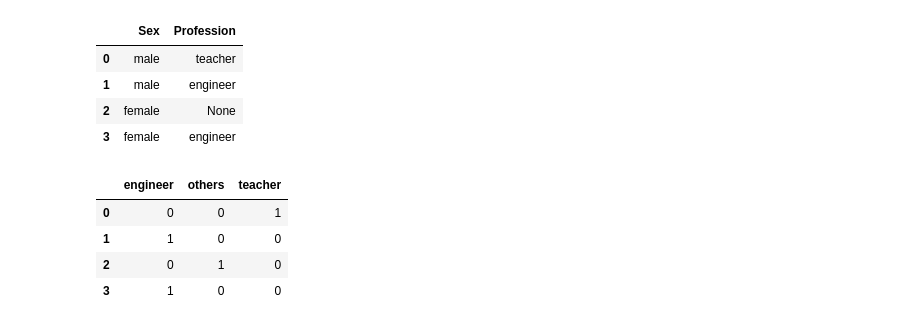
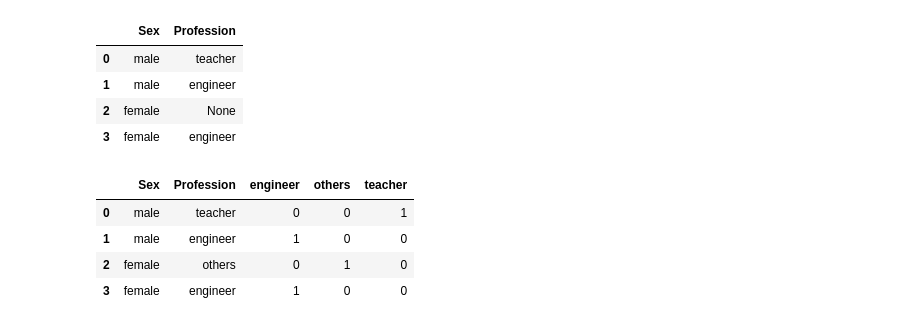
Before and after one commit to yao6899/ML100Days, a Jupyter notebook: homework/Day_011_HW.ipynb, the cells around one changed output. Cells and saved outputs as stored; diff of their text form; code cells hidden in the pictures.

```diff
--- a/homework/Day_011_HW.ipynb
+++ b/homework/Day_011_HW.ipynb
@@ -164,10 +164,12 @@ sf=pd.get_dummies(q_df['Profession'])
 #pf=pd.get_dummies(dataframe['color'])
 #dataframe=pd.concat([dataframe,pf],axis=1)
 # %%
-q_df=pd.concat([data])
+q_df=pd.concat([q_df,sf],axis=1)
-# %% [output]
-|  | engineer | others | teacher |
-| 0 | 0 | 0 | 1 |
-| 1 | 1 | 0 | 0 |
-| 2 | 0 | 1 | 0 |
-| 3 | 1 | 0 | 0 |
+# %%
+q_df
+# %% [output]
+|  | Sex | Profession | engineer | others | teacher |
+| 0 | male | teacher | 0 | 0 | 1 |
+| 1 | male | engineer | 1 | 0 | 0 |
+| 2 | female | others | 0 | 1 | 0 |
+| 3 | female | engineer | 1 | 0 | 0 |
```
